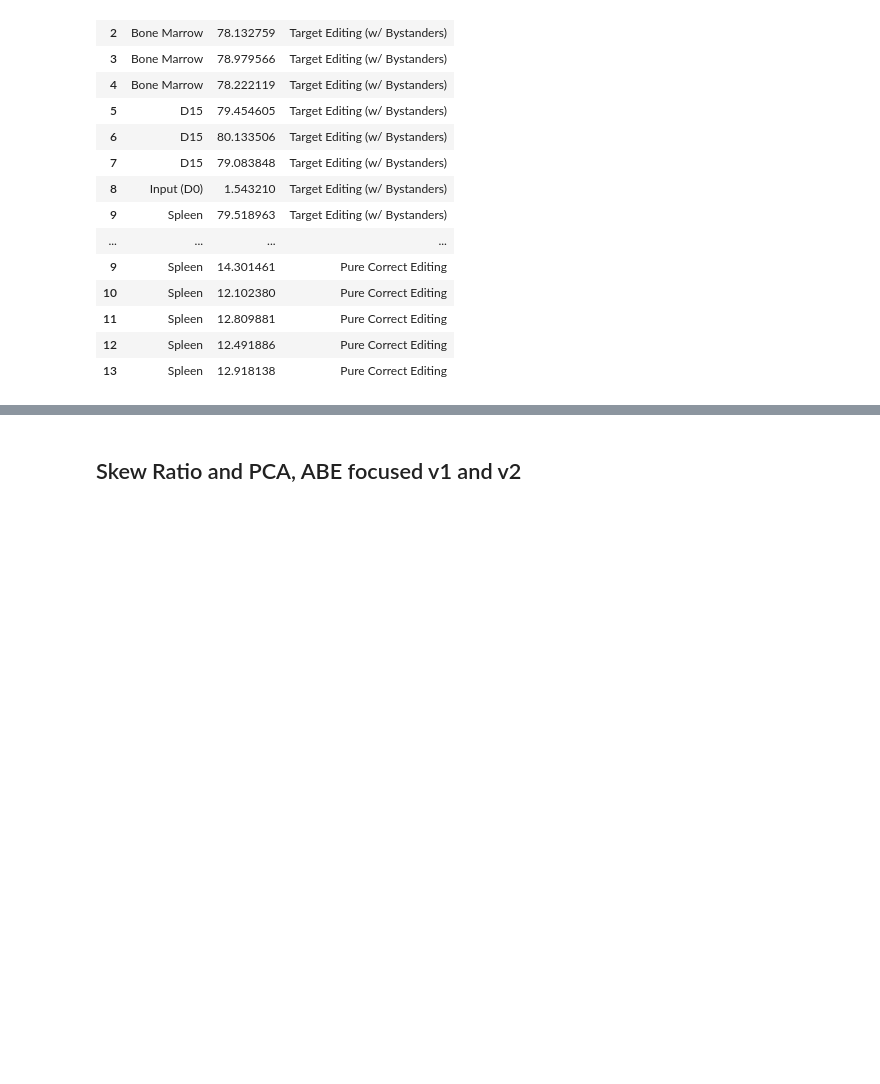
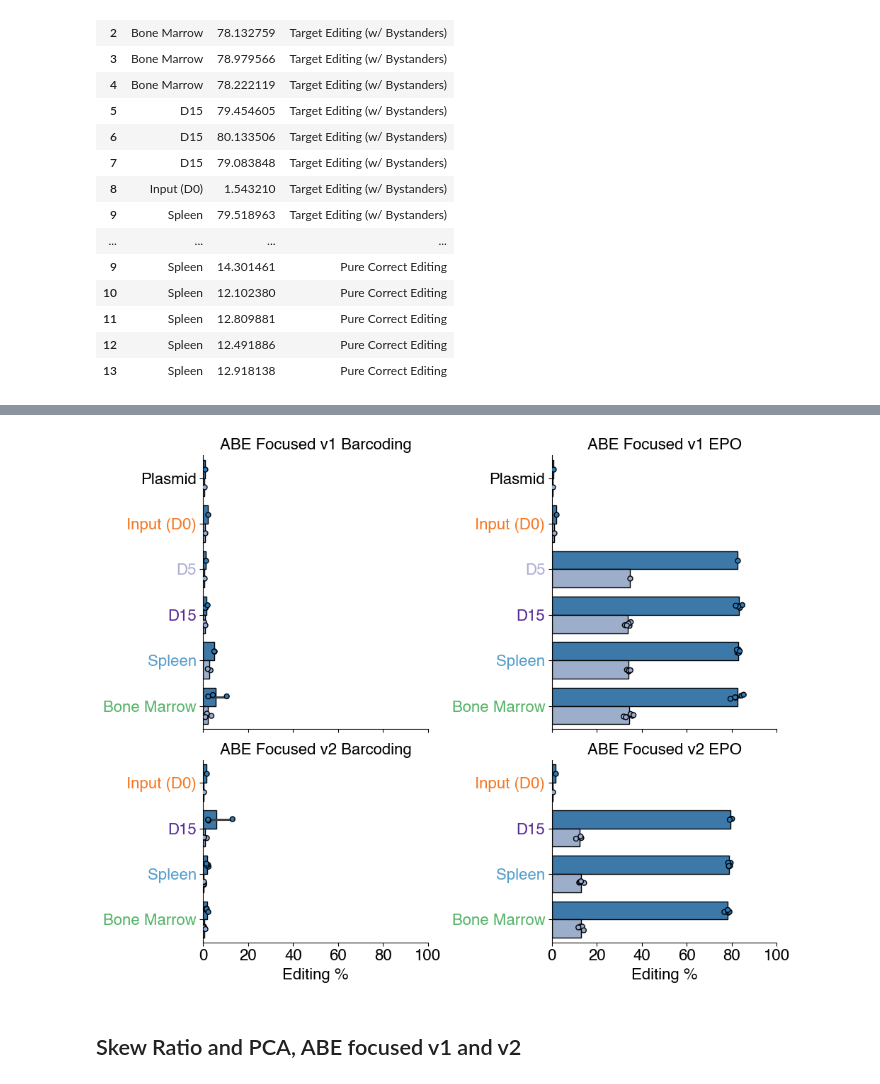
Before and after one commit to kexindon/B-ALL-in-vivo-base-editing, a Jupyter notebook: supplemental_focused_qc.ipynb, the cells around one changed output, grey strips where cells are left out. Cells and saved outputs as stored; diff of their text form; code cells hidden in the pictures; blank space fills up the shorter version.

```diff
--- a/supplemental_focused_qc.ipynb
+++ b/supplemental_focused_qc.ipynb
@@ -329,3 +276,57 @@ morx NOT subset; don't know how to subset; dropped
+# %%
+# Bar colors = edit type (2 hues); tick label colors = tissue, matching figure2 palette
+blues2   = sns.color_palette('Blues').as_hex()
+greens2  = sns.color_palette('Greens').as_hex()
+yellows2 = sns.color_palette('Oranges').as_hex()
+purples2 = sns.color_palette('Purples').as_hex()
+
+tissue_colors = {
+    'Plasmid':     'black',
+    'Input (D0)':  yellows2[3],
+    'D5':          purples2[2],
+    'D15':         purples2[5],
+    'Spleen':      blues2[3],
+    'Bone Marrow': greens2[3],
+}
+
+order_v1 = ['Plasmid', 'Input (D0)', 'D5', 'D15', 'Spleen', 'Bone Marrow']
+order_v2 = ['Input (D0)', 'D15', 'Spleen', 'Bone Marrow']
+
+fig, ax = plt.subplots(2, 2, figsize=(10, 8), sharey=False, sharex=True,
+                       gridspec_kw={'height_ratios': [6, 4]})
+
+datasets = [
+    (ABE_BC_EDITING,     order_v1, ax[0][0], 'ABE Focused v1 Barcoding'),
+    (ABE_EPO_EDITING,    order_v1, ax[0][1], 'ABE Focused v1 EPO'),
+    (ABE_BC_EDITING_V2,  order_v2, ax[1][0], 'ABE Focused v2 Barcoding'),
+    (ABE_EPO_EDITING_V2, order_v2, ax[1][1], 'ABE Focused v2 EPO'),
+]
+
+for data, order, a, title in datasets:
+    sns.barplot(data=data, y='Sample', x='Editing %', hue='Edit Type', ax=a,
+                edgecolor='black', linewidth=1, palette=edit_palette, order=order)
+    sns.stripplot(data=data, y='Sample', x='Editing %', hue='Edit Type', ax=a,
+                  edgecolor='black', linewidth=1, palette=edit_palette, order=order,
+                  dodge=True, s=5)
+    a.legend([], [], frameon=False)
+    a.set_ylabel('')
+    a.set_xlabel('')
+    a.set_title(title, fontsize=16)
+    a.spines[['top', 'right']].set_visible(False)
+    a.tick_params(axis='both', which='major', labelsize=16)
+    # Color y tick labels by tissue
+    for lbl in a.get_yticklabels():
+        lbl.set_color(tissue_colors.get(lbl.get_text(), 'black'))
+
+ax[0][0].set_xticks([0, 20, 40, 60, 80, 100])
+ax[1][0].set_xlabel('Editing %', fontsize=16)
+ax[1][1].set_xlabel('Editing %', fontsize=16)
+
+fig.tight_layout()
+# fig.savefig('figures_supplemental/editing_focused_v1_v2.pdf', bbox_inches='tight')
+plt.show()
+# %% [output]
+[figure, added]
 # %% [markdown]
 ## Skew Ratio and PCA, ABE focused v1 and v2
 # %%
```
Also changed, not shown: parts of 3 cells of this notebook, 4 other files.
